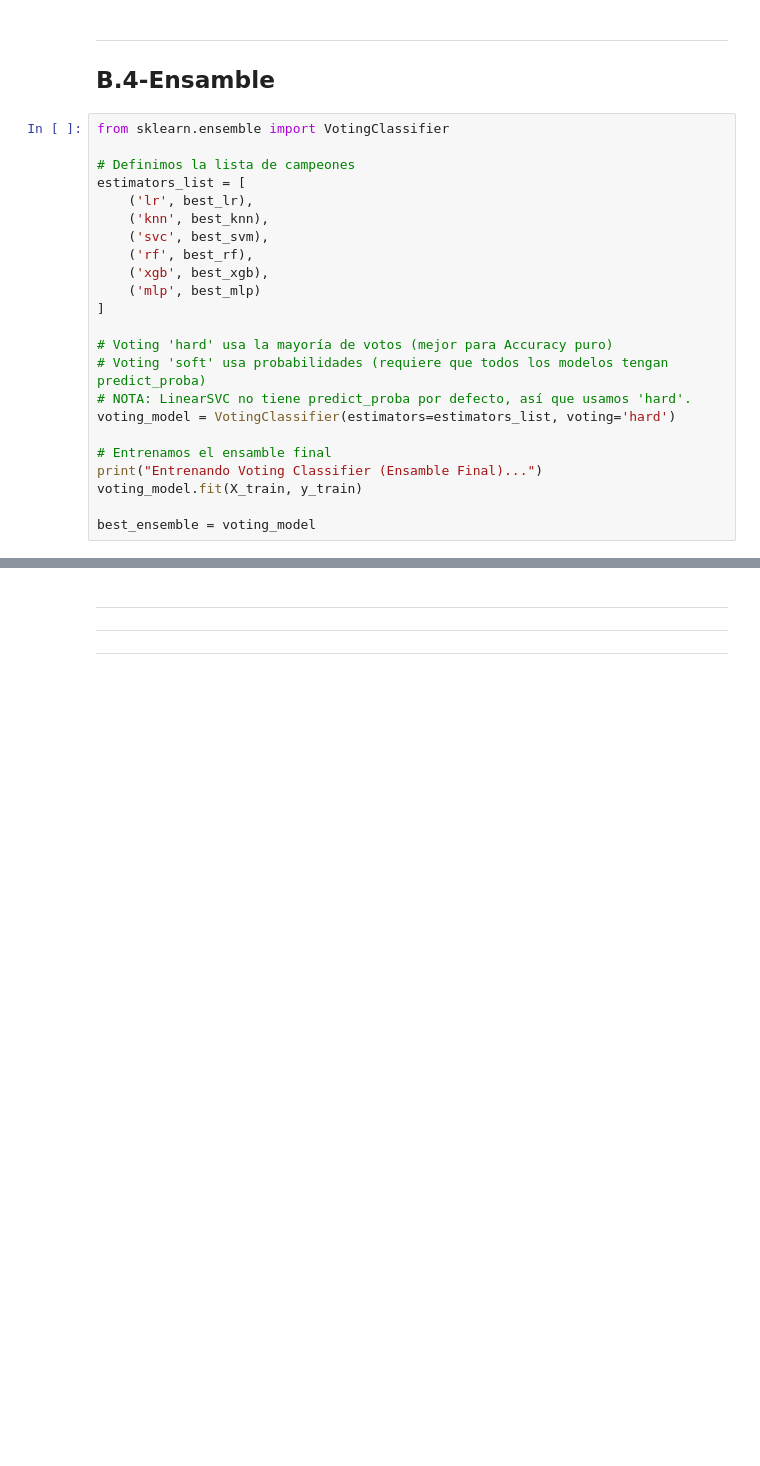
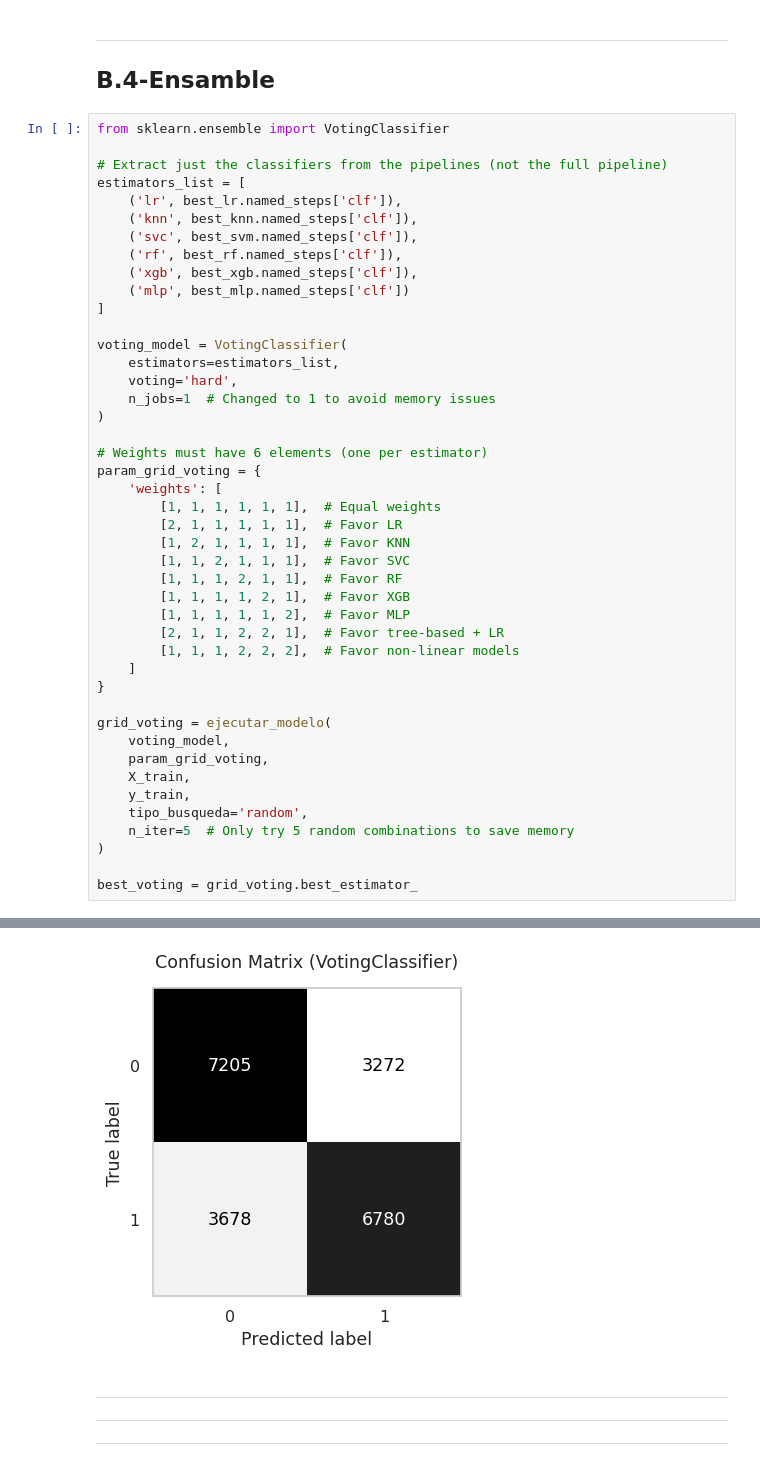
Before and after one commit to Sterrysx/Tennis-ML-APA, a Jupyter notebook: notebooks/02_ajuste_y_conclusiones.ipynb, the cells around one changed output, grey strips where cells are left out. Saved outputs shown, nothing was run; the diff lists cells and outputs as text; blank space fills up the shorter version.

```diff
--- a/notebooks/02_ajuste_y_conclusiones.ipynb
+++ b/notebooks/02_ajuste_y_conclusiones.ipynb
@@ -882,23 +916,45 @@ best_mlp = grid_mlp.best_estimator_
 # %%
 from sklearn.ensemble import VotingClassifier
 
-# Definimos la lista de campeones
+# Extract just the classifiers from the pipelines (not the full pipeline)
 estimators_list = [
-    ('lr', best_lr),
-    ('knn', best_knn),
-    ('svc', best_svm),
-    ('rf', best_rf),
-    ('xgb', best_xgb),
-    ('mlp', best_mlp)
+    ('lr', best_lr.named_steps['clf']),
+    ('knn', best_knn.named_steps['clf']),
+    ('svc', best_svm.named_steps['clf']),
+    ('rf', best_rf.named_steps['clf']),
+    ('xgb', best_xgb.named_steps['clf']),
+    ('mlp', best_mlp.named_steps['clf'])
 ]
 
-# Voting 'hard' usa la mayoría de votos (mejor para Accuracy puro)
-# Voting 'soft' usa probabilidades (requiere que todos los modelos tengan predict_proba)
-# NOTA: LinearSVC no tiene predict_proba por defecto, así que usamos 'hard'.
-voting_model = VotingClassifier(estimators=estimators_list, voting='hard')
+voting_model = VotingClassifier(
+    estimators=estimators_list,
+    voting='hard',
+    n_jobs=1  # Changed to 1 to avoid memory issues
+)
 
-# Entrenamos el ensamble final
-print("Entrenando Voting Classifier (Ensamble Final)...")
-voting_model.fit(X_train, y_train)
+# Weights must have 6 elements (one per estimator)
+param_grid_voting = {
+    'weights': [
+        [1, 1, 1, 1, 1, 1],  # Equal weights
+        [2, 1, 1, 1, 1, 1],  # Favor LR
+        [1, 2, 1, 1, 1, 1],  # Favor KNN
+        [1, 1, 2, 1, 1, 1],  # Favor SVC
+        [1, 1, 1, 2, 1, 1],  # Favor RF
+        [1, 1, 1, 1, 2, 1],  # Favor XGB
+        [1, 1, 1, 1, 1, 2],  # Favor MLP
+        [2, 1, 1, 2, 2, 1],  # Favor tree-based + LR
+        [1, 1, 1, 2, 2, 2],  # Favor non-linear models
+    ]
+}
 
-best_ensemble = voting_model
+grid_voting = ejecutar_modelo(
+    voting_model,
+    param_grid_voting,
+    X_train,
+    y_train,
+    tipo_busqueda='random',
+    n_iter=5  # Only try 5 random combinations to save memory
+)
+
+best_voting = grid_voting.best_estimator_
+# %% [output]
@@ -905,3 +976,4 @@ best_ensemble = voting_model
+[figure, added]
 # %% [markdown]
 <hr style="height:2px;border:none;color:red;background-color:blue;" />
 <hr style="height:2px;border:none;color:red;background-color:red;" />
```
Also changed, not shown: parts of 18 cells of this notebook, 4 other files.
